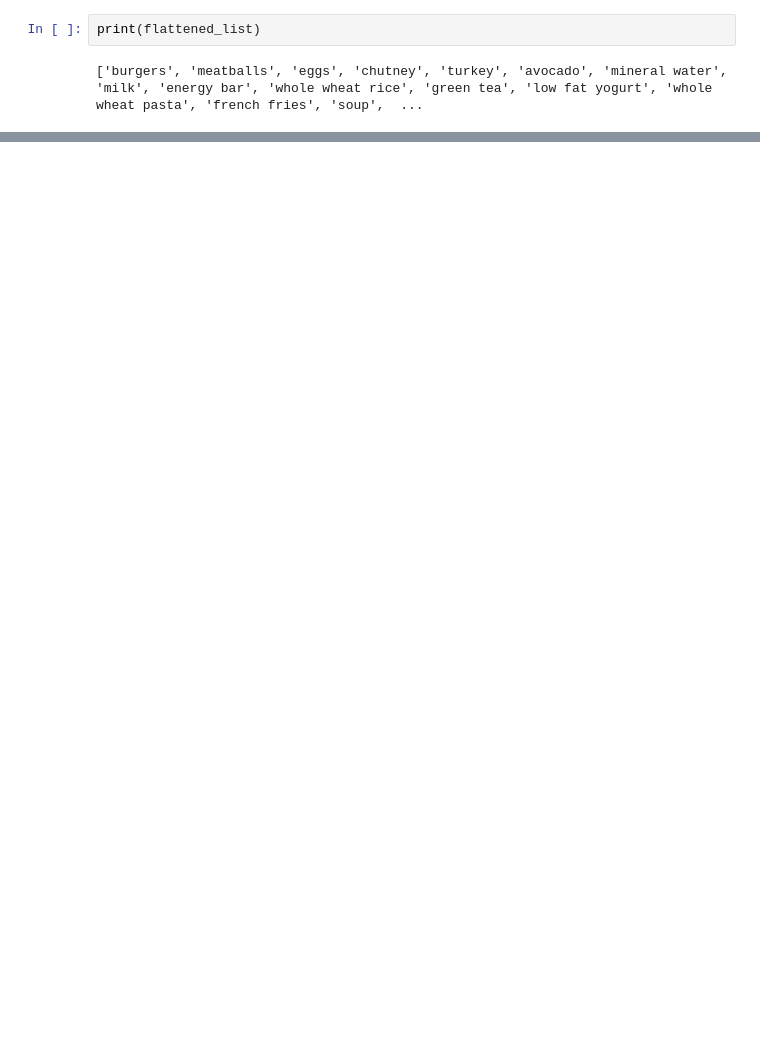
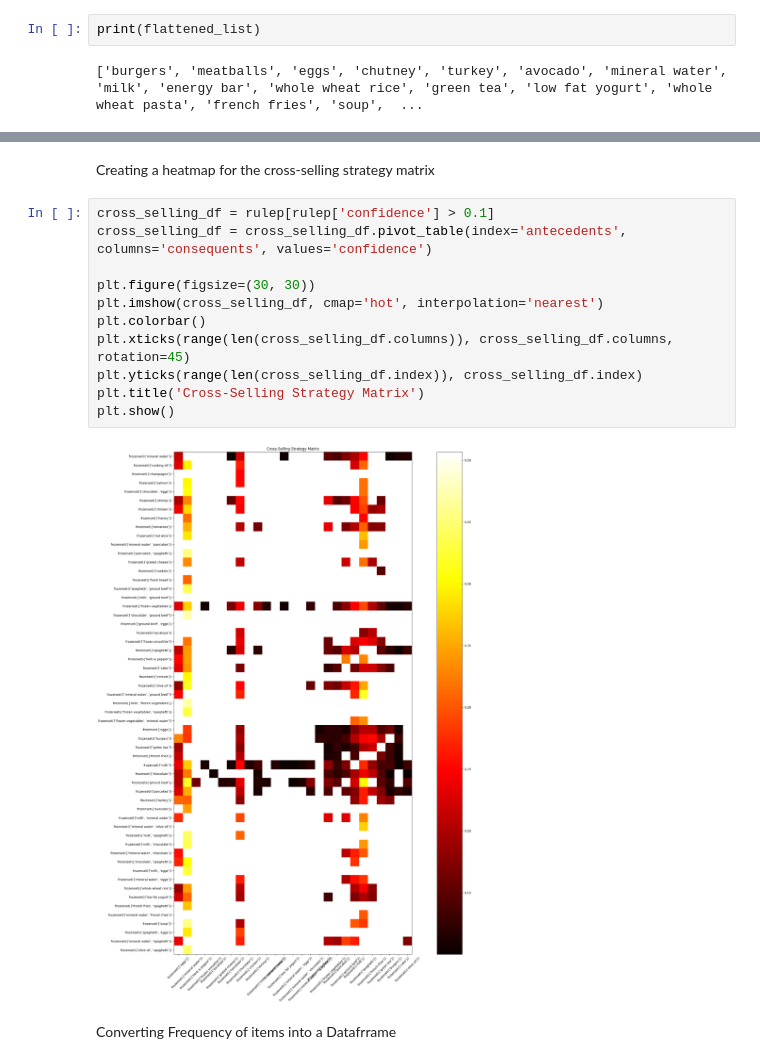
Before and after one commit to swastikbanerjee/ML_Lab, a Jupyter notebook: 2348566_Lab3.ipynb, the cells around one changed output, grey strips where cells are left out. Saved outputs shown, nothing was run; the diff lists cells and outputs as text; blank space fills up the shorter version.

```diff
--- a/2348566_Lab3.ipynb
+++ b/2348566_Lab3.ipynb
@@ -179,0 +291,17 @@ Best Choices are...
+# %% [markdown]
+Creating a heatmap for the cross-selling strategy matrix
+# %%
+cross_selling_df = rulep[rulep['confidence'] > 0.1]
+cross_selling_df = cross_selling_df.pivot_table(index='antecedents', columns='consequents', values='confidence')
+
+plt.figure(figsize=(30, 30))
+plt.imshow(cross_selling_df, cmap='hot', interpolation='nearest')
+plt.colorbar()
+plt.xticks(range(len(cross_selling_df.columns)), cross_selling_df.columns, rotation=45)
+plt.yticks(range(len(cross_selling_df.index)), cross_selling_df.index)
+plt.title('Cross-Selling Strategy Matrix')
+plt.show()
+# %% [output]
+[figure, added]
+# %% [markdown]
+Converting Frequency of items into a Datafrrame
```
Also changed, not shown: parts of 45 cells of this notebook.
